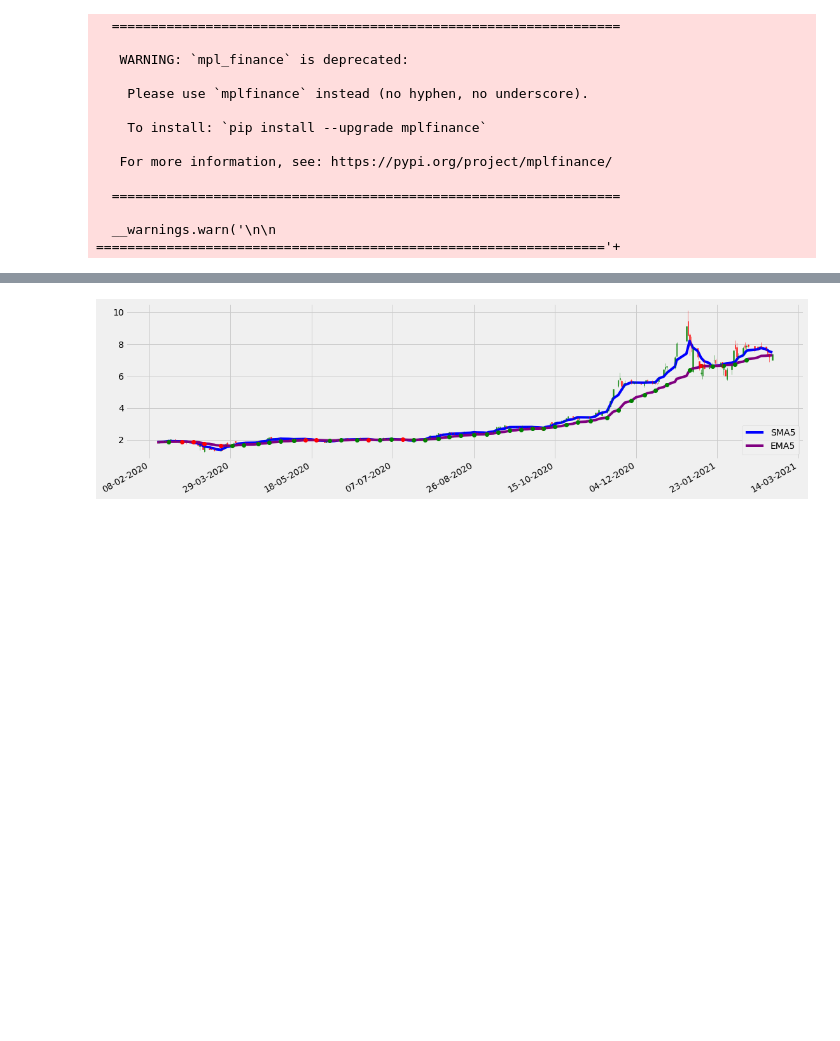
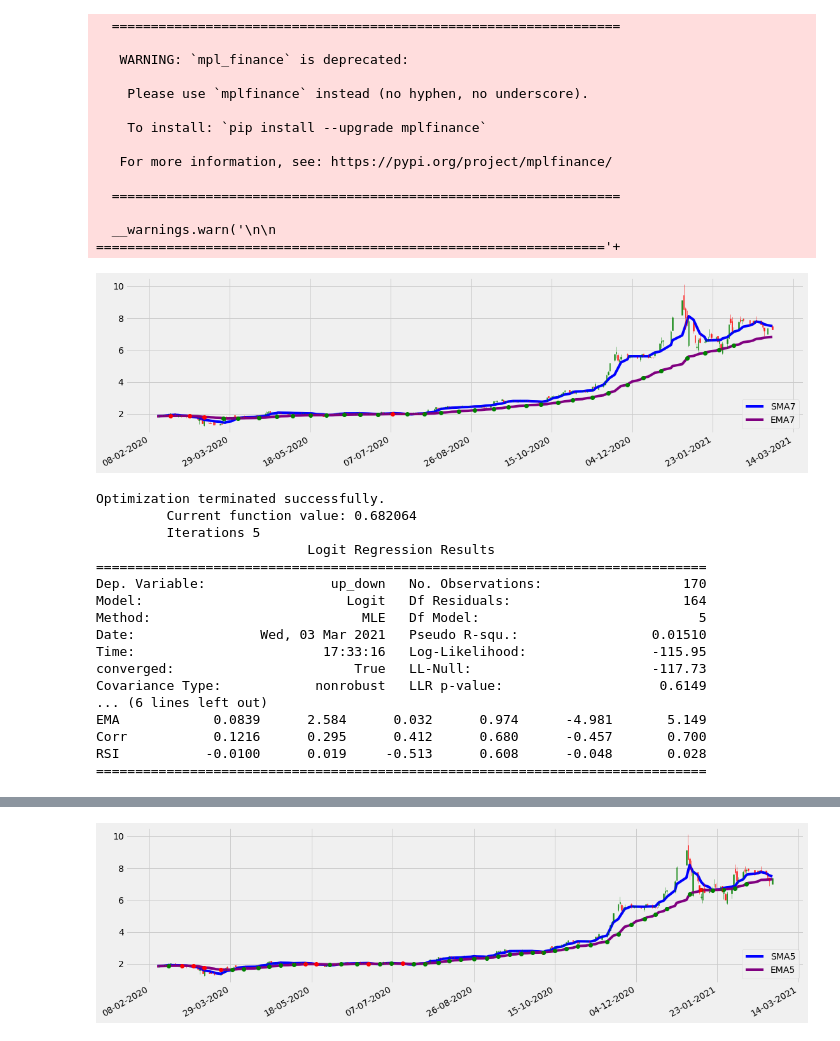
Before and after one commit to ryanperezx/PH-Stock-Market-Prediction, a Jupyter notebook: stock-market-prediction.ipynb, the cells around one changed output, grey strips where cells are left out. Saved outputs shown, nothing was run; the diff lists cells and outputs as text; code cells hidden in the pictures; blank space fills up the shorter version.

Commit message:
Plotting of chart and prediction in the same testbed
Changed from SMA to EMA
Some comments on code

```diff
--- a/stock-market-prediction.ipynb
+++ b/stock-market-prediction.ipynb
@@ -163,17 +163,33 @@ def testBed(stock, country, from_date, to_date, interval):
     ohlc = ohlc.astype(float)
     ohlc['SMA'] = sma_stock
     ohlc['EMA'] = ema_stock
-    ohlc['Corr'] = ohlc['Close'].rolling(window=interval).corr(ohlc['SMA']) ##could use EMA for more price change resilient MA
+
+    chart.plot(ohlc['Date'], ohlc['SMA'], color='blue', label='SMA'+ str(interval))
+    chart.plot(ohlc['Date'], ohlc['EMA'], color='purple', label='EMA'+ str(interval))
+    for i in range(interval-1,len(ohlc['EMA']), interval): #interval - 1 because 0 should be counted
+        if(i+interval < len(ohlc)):
+            if(ohlc['EMA'][i] > ohlc['EMA'][i+interval]):
+                chart.plot(ohlc['Date'][i], ohlc['EMA'][i], 'o', color='red')
+            else:
+                chart.plot(ohlc['Date'][i], ohlc['EMA'][i], 'o', color='green')
+
+    candlestick_ohlc(chart, ohlc.values, width=0.6, colorup='green', colordown='red', alpha=0.8)
+    date_format = mpl_dates.DateFormatter('%d-%m-%Y')
+    chart.xaxis.set_major_formatter(date_format)
+    fig.autofmt_xdate()
+    chart.legend(loc="lower right")
+    plt.show()
+    #could use EMA for more price change resilient MA
+    #should not really compute anymore as SMA/EMA is already computed
+    ohlc['Corr'] = ohlc['Close'].rolling(window=interval).corr(ohlc['EMA'])
     ohlc['RSI'] = ta.RSI(np.array(ohlc['Close']), timeperiod = interval)
 
     # The "shift" here indicates that we are subtracting the "open" of the actual day to the "close" of the previous day
     ohlc['Open-Close'] = ohlc['Open'] - ohlc['Close'].shift(1)
     ohlc['Open-Open'] = ohlc['Open'] - ohlc['Open'].shift(1)
-    print(ohlc)
     ohlc = ohlc.dropna() ##drops NaN values but also drops incomplete data
-    print(ohlc)
 
-    X = ohlc.iloc[:,1:11]
+    X = ohlc.iloc[:,1:11] #select to be used row
 
     # Here we take "-1" as parameter (inverse) to the shift function as we want
     # the closing of the next day and not the previous day.
@@ -202,13 +218,34 @@ def testBed(stock, country, from_date, to_date, interval):
 
     ##higher the P-Value of RSI, the higher the possibility that the data was generated by random chance
     #The lower the p-value, the more the feature has a predictive power
-    model =logit("up_down ~ Open + High + Low + Close + SMA + Corr + RSI + Open-Close + Open-Open", data = newdf)
+    model =logit("up_down ~ Open + High + Low + Close + EMA + Corr + RSI + Open-Close + Open-Open", data = newdf)
     results = model.fit()
     print(results.summary())
 
     #Make predictions using the testing set
 
 #def testBed2(stock, country, from_date, to_date, interval):
+# %%
+testBed('ACEN', 'Philippines', '13/2/2020', '1/3/2021', 7)
+# %% [output]
+[figure, added]
+Optimization terminated successfully.
+         Current function value: 0.682064
+         Iterations 5
+                           Logit Regression Results
+==============================================================================
+Dep. Variable:                up_down   No. Observations:                  170
+Model:                          Logit   Df Residuals:                      164
+Method:                           MLE   Df Model:                            5
+Date:                Wed, 03 Mar 2021   Pseudo R-squ.:                 0.01510
+Time:                        17:33:16   Log-Likelihood:                -115.95
+converged:                       True   LL-Null:                       -117.73
+Covariance Type:            nonrobust   LLR p-value:                    0.6149
+... (6 lines left out)
+EMA            0.0839      2.584      0.032      0.974      -4.981       5.149
+Corr           0.1216      0.295      0.412      0.680      -0.457       0.700
+RSI           -0.0100      0.019     -0.513      0.608      -0.048       0.028
+==============================================================================
 # %%
 testBed('ACEN', 'Philippines', '13/2/2020', '27/2/2021', 5)
 # %% [output]
```
Also changed, not shown: parts of 3 cells of this notebook.
